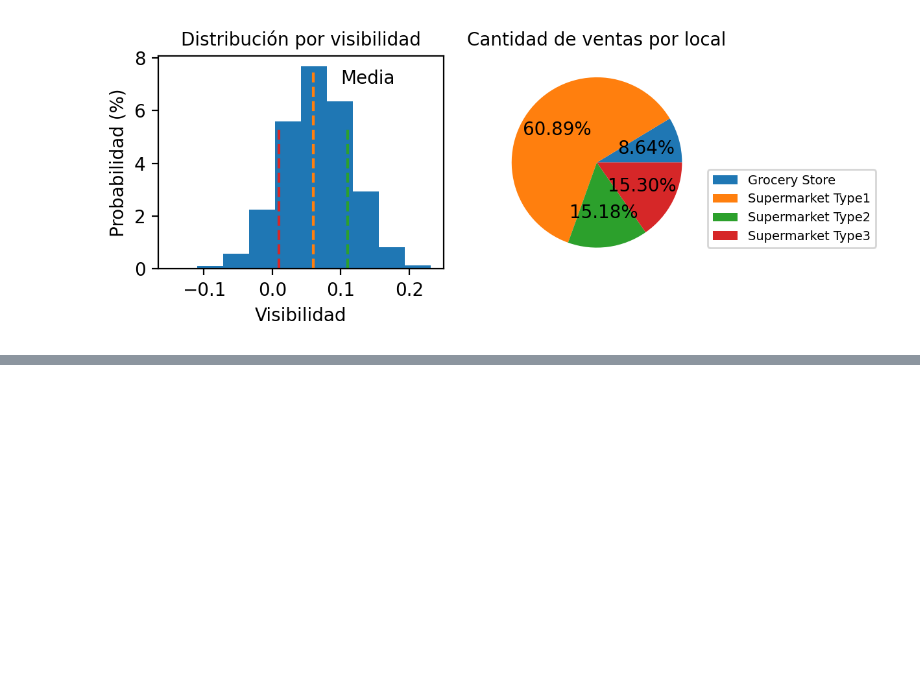
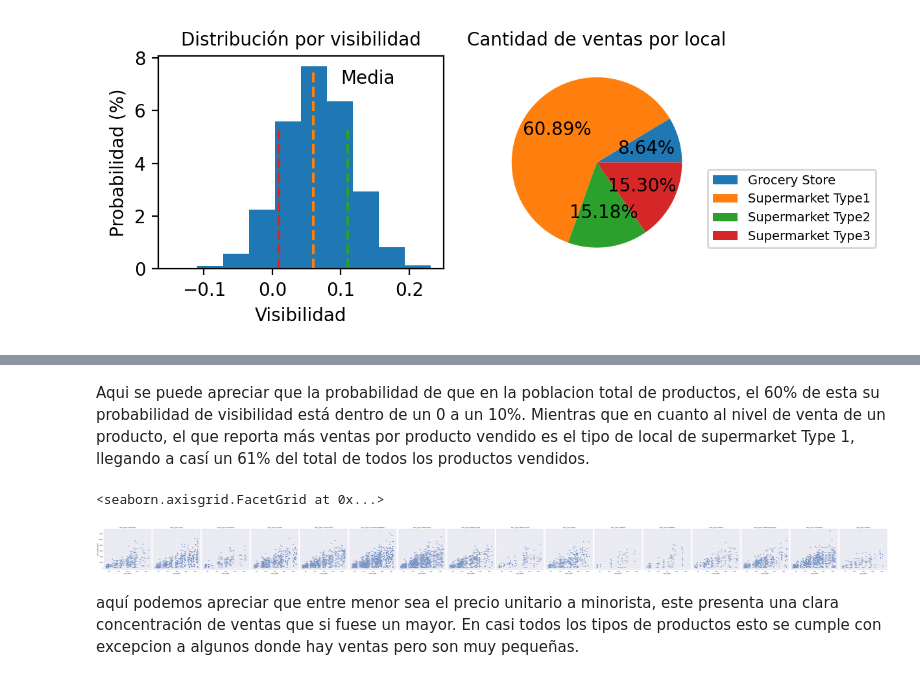
Before and after one commit to Elmatinho/predicciones-ventas, a Jupyter notebook: predicciones_ventas.ipynb, the cells around one changed output, grey strips where cells are left out. Cells and saved outputs as stored; diff of their text form; code cells hidden in the pictures; blank space fills up the shorter version.

```diff
--- a/predicciones_ventas.ipynb
+++ b/predicciones_ventas.ipynb
@@ -330,0 +404,11 @@ plt.rcParams['figure.constrained_layout.use'] = True
+# %% [markdown]
+Aqui se puede apreciar que la probabilidad de que en la poblacion total de productos, el 60% de esta su probabilidad de visibilidad está dentro de un 0 a un 10%.
+Mientras que en cuanto al nivel de venta de un producto, el que reporta más ventas por producto vendido es el tipo de local de supermarket Type 1, llegando a casí un 61% del total de todos los productos vendidos.
+# %%
+
+sns.relplot(data=predicciones_without_nan,x='Item_MRP',y='Item_Outlet_Sales',col='Item_Type')
+# %% [output]
+<seaborn.axisgrid.FacetGrid at 0x...>
+[figure, added]
+# %% [markdown]
+aquí podemos apreciar que entre menor sea el precio unitario a minorista, este presenta una clara concentración de ventas que si fuese un mayor. En casi todos los tipos de productos esto se cumple con excepcion a algunos donde hay ventas pero son muy pequeñas.
```
Also changed, not shown: parts of 8 cells of this notebook.
